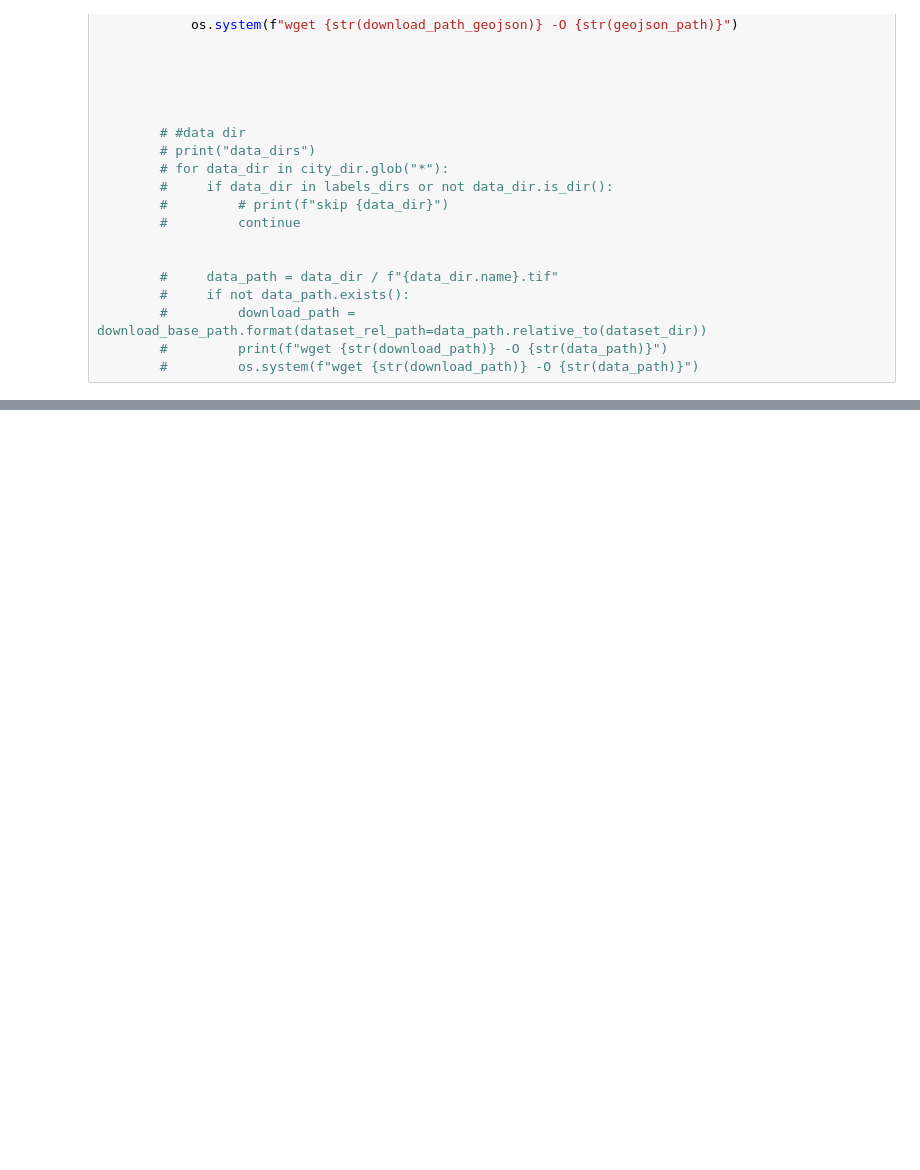
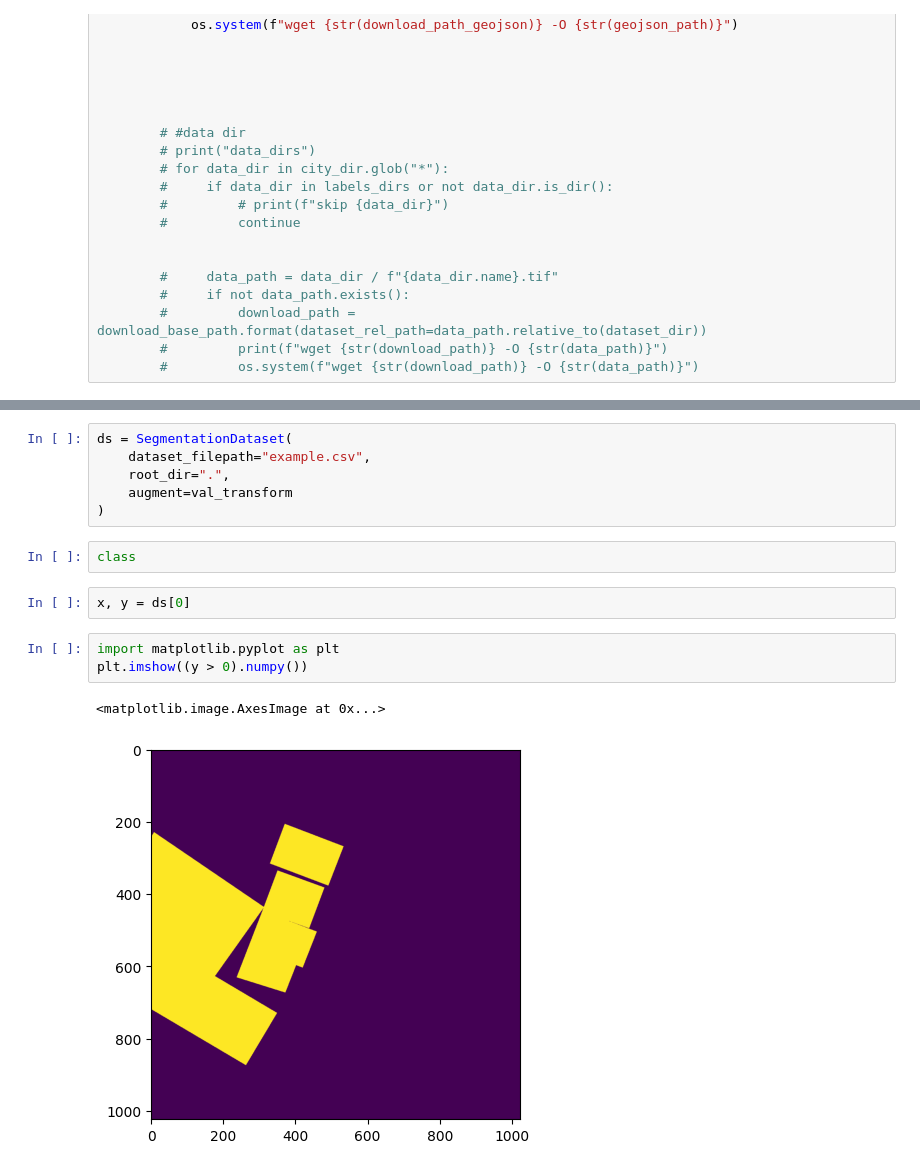
Before and after one commit to atomao/africa, a Jupyter notebook: notebooks/vis.ipynb, the cells around one changed output, grey strips where cells are left out. Cells and saved outputs as stored; diff of their text form; blank space fills up the shorter version.

Commit message:
added torch dataset

```diff
--- a/notebooks/vis.ipynb
+++ b/notebooks/vis.ipynb
@@ -193,0 +299,16 @@ Downloading torch-2.9.1-cp313-none-macosx_11_0_arm64.whl (74.5 MB)
+# %%
+ds = SegmentationDataset(
+    dataset_filepath="example.csv",
+    root_dir=".",
+    augment=val_transform
+)
+# %%
+class
+# %%
+x, y = ds[0]
+# %%
+import matplotlib.pyplot as plt
+plt.imshow((y > 0).numpy())
+# %% [output]
+<matplotlib.image.AxesImage at 0x...>
+[figure, added]
```
Also changed, not shown: parts of 3 cells of this notebook, 1 other file.
